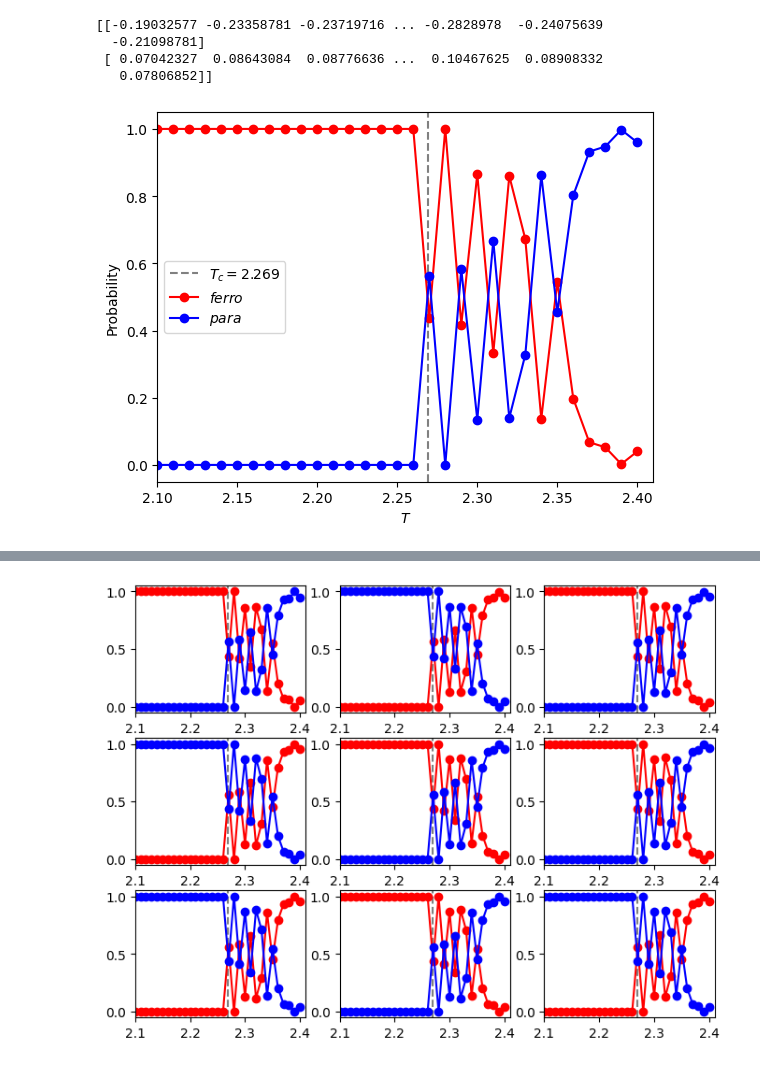
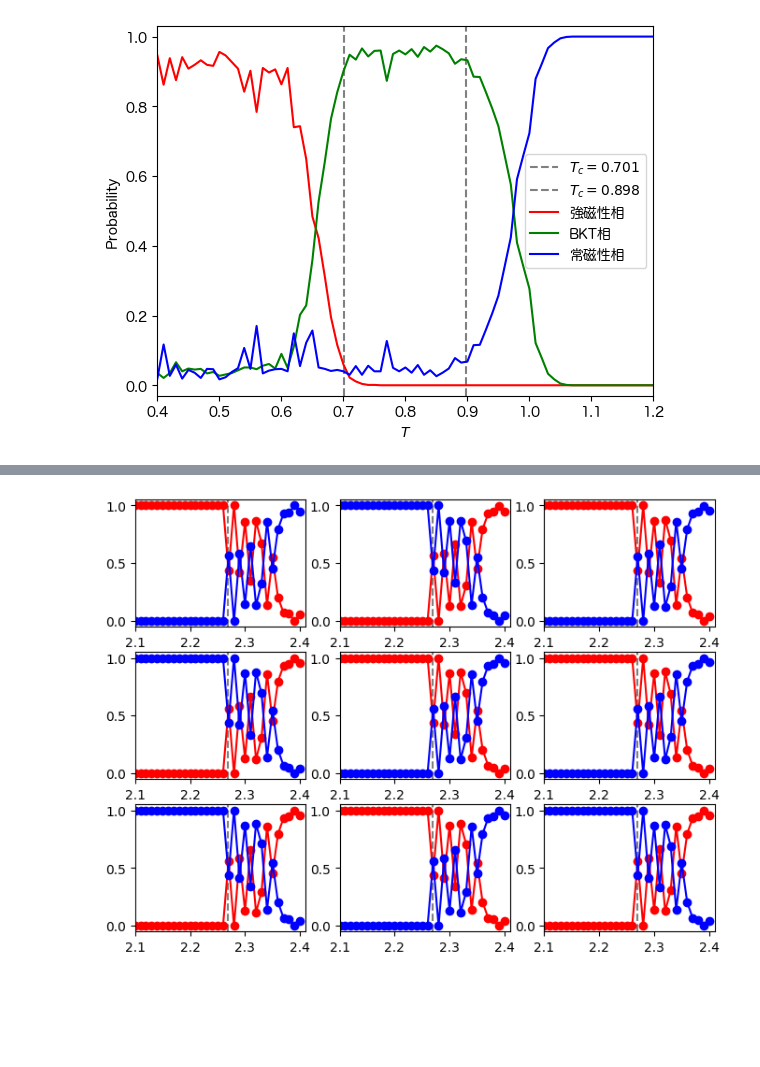
Before and after one commit to tatsuya0926/spin-configuration-learning, a Jupyter notebook: learning/train/train_kmeans.ipynb, the cells around one changed output, grey strips where cells are left out. Cells and saved outputs as stored; diff of their text form; code cells hidden in the pictures; blank space fills up the shorter version.

Commit message:
update cnn model,png plot

```diff
--- a/learning/train/train_kmeans.ipynb
+++ b/learning/train/train_kmeans.ipynb
@@ -1,7 +1,10 @@
 # %%
 import numpy as np
+from matplotlib import rcParams
+rcParams['font.family'] = 'sans-serif'
+rcParams['font.sans-serif'] = ['Hiragino Maru Gothic Pro', 'Yu Gothic', 'Meirio', 'Takao', 'IPAexGothic', 'IPAPGothic', 'VL PGothic', 'Noto Sans CJK JP']
 import matplotlib.pyplot as plt
 from sklearn.preprocessing import StandardScaler
 from sklearn.cluster import KMeans
 from sklearn.decomposition import PCA
-from utils import create_param_list
+from utils import create_param_list, inference, calc_correlation_configuration
@@ -66,33 +70,34 @@ def inference(prediction):
+# %%
+# flatten+kmeans
+n_clusters = 3
+target_size = 3
+
+correlation_configuration_flatten = correlation_configuration_dataset.reshape(correlation_configuration_dataset.shape[0], -1)
+# sc = StandardScaler()
+# correlation_configuration_std = sc.fit_transform(correlation_configuration_flatten)
+model = KMeans(n_clusters=n_clusters, n_init='auto', max_iter=500).fit(correlation_configuration_flatten)
+
+prediction = list(model.labels_)  # クラスタのラベル
+# print(prediction)
+centers = model.cluster_centers_  # クラスタの重心
+# print(centers)
 # %%
-# flatten+kmeans
-n_clusters = 2
+xs, y1s, y2s, y3s = inference(nconf*ndata, temp_list, prediction, target_size)
+# plt.axvline(x=T_cr, ymin=0, ymax=1, ls="dashed", color="gray", label=r"$T_c={}$".format(T_cr))
+plt.axvline(x=T_cr_1, ymin=0, ymax=1, ls="dashed", color="gray", label=r"$T_c={}$".format(T_cr_1))
+plt.axvline(x=T_cr_2, ymin=0, ymax=1, ls="dashed", color="gray", label=r"$T_c={}$".format(T_cr_2))
 
-img_dataset_flatten = img_dataset.reshape(img_dataset.shape[0], -1)
-sc = StandardScaler()
-img_dataset_std = sc.fit_transform(img_dataset_flatten)
-model = KMeans(n_clusters=n_clusters, n_init='auto').fit(img_dataset_std)
-
-prediction = list(model.labels_)  # クラスタのラベル
-# print(prediction)
-centers = model.cluster_centers_  # クラスタの重心
-print(centers)
-
-xs, y1s, y2s = inference(prediction)
-plt.axvline(x=T_cr, ymin=0, ymax=1, ls="dashed",
-            color="gray", label=r"$T_c={}$".format(T_cr))
 plt.xlim(t_start, t_end)
-plt.plot(xs, y2s, label=r"$ferro$", marker="o", color="red")
-plt.plot(xs, y1s, label=r"$para$", marker="o", color="blue")
+plt.ylim(-0.03, 1.03)
+plt.plot(xs, y1s, label=r"強磁性相", color="red")
+plt.plot(xs, y2s, label=r"BKT相", color="green")
+plt.plot(xs, y3s, label=r"常磁性相", color="blue")
 plt.legend()
 plt.xlabel(r"$T$")
 plt.ylabel(r"Probability")
 plt.show()
 # %% [output]
-[[-0.19032577 -0.23358781 -0.23719716 ... -0.2828978  -0.24075639
-  -0.21098781]
- [ 0.07042327  0.08643084  0.08776636 ...  0.10467625  0.08908332
-   0.07806852]]
-[figure, old version]
+[figure, new version]
 # %%
 # 累積寄与率を決定する
 n_components = 4000
```
Also changed, not shown: parts of 5 cells of this notebook, 27 other files.
